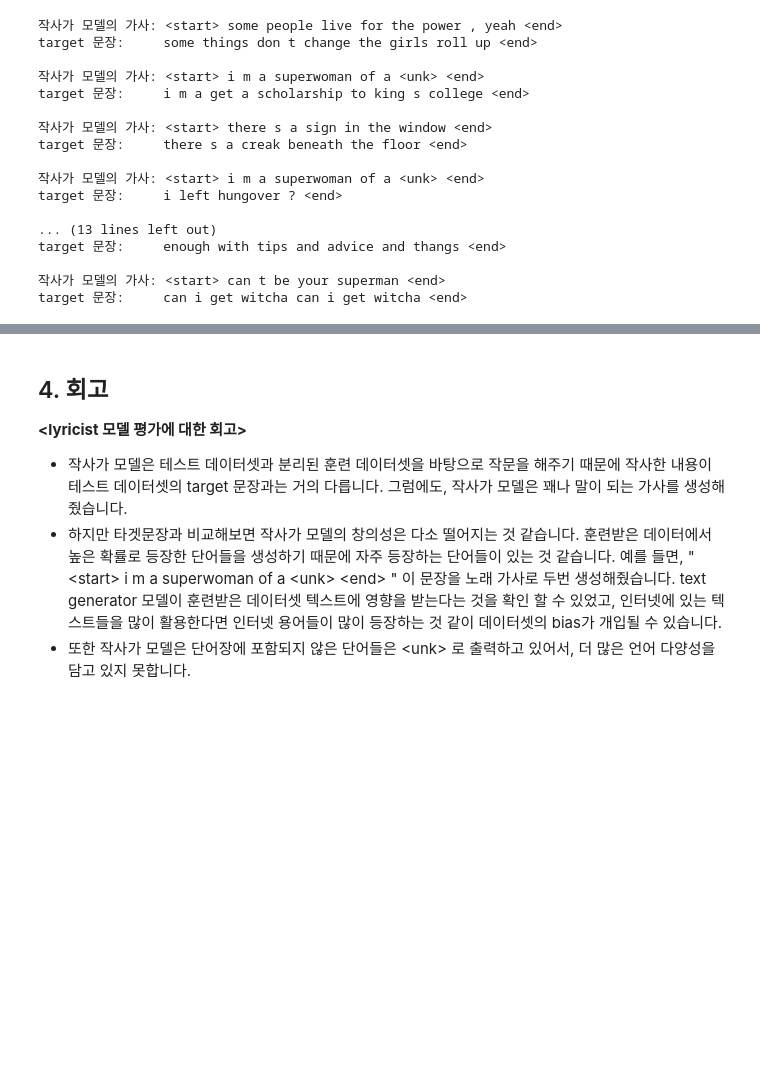
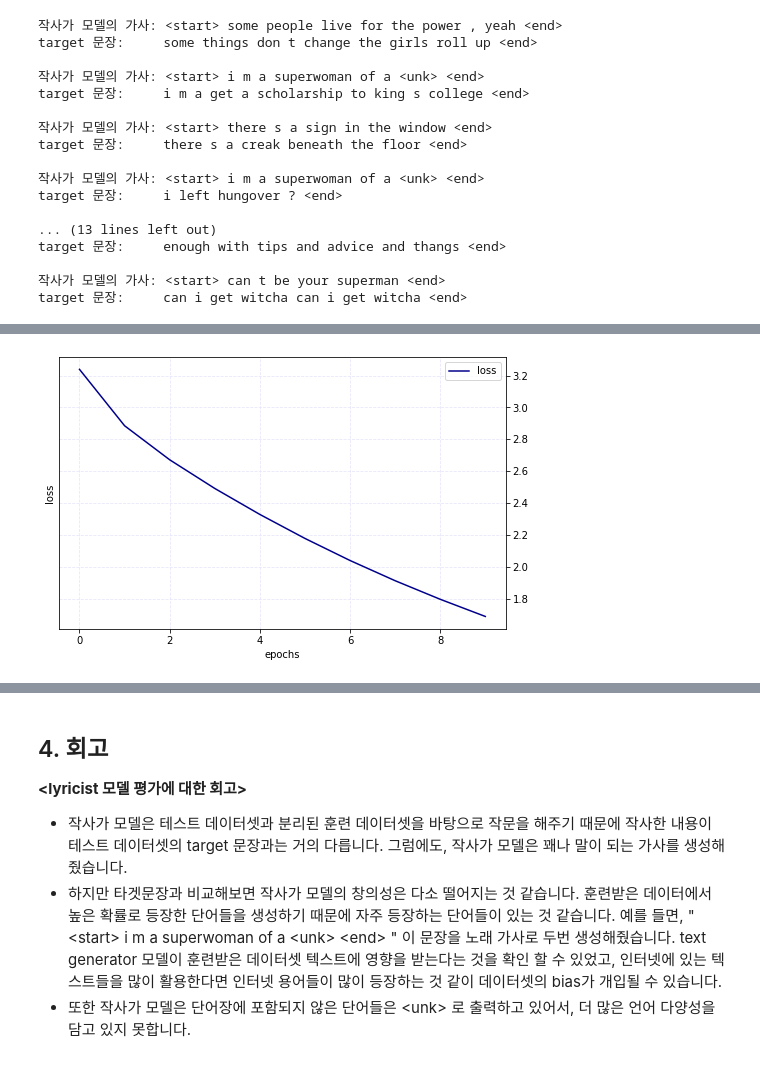
Before and after one commit to minji2744/AIFFEL, a Jupyter notebook: E4/E4_Lyricist.ipynb, the cells around one changed output, grey strips where cells are left out. Saved outputs shown, nothing was run; the diff lists cells and outputs as text; code cells hidden in the pictures; blank space fills up the shorter version.

```diff
--- a/E4/E4_Lyricist.ipynb
+++ b/E4/E4_Lyricist.ipynb
@@ -492,0 +495,5 @@ target 문장:     can i get witcha can i get witcha <end>
+# %%
+# 모델 성능 개선을 위한 1차 방법: train, validation set로 나누었던 것을 train+validation = train set으로 활용해보겠습니다.
+enc_train = np.concatenate((enc_train, enc_val), axis=0)
+# %%
+dec_train=np.concatenate((dec_train, dec_val), axis = 0)
@@ -492,0 +529,7 @@ target 문장:     can i get witcha can i get witcha <end>
+# %%
+loss = tf.keras.losses.SparseCategoricalCrossentropy(
+    from_logits=True, reduction='none')
+
+lyricist_2 = TextGenerator(tokenizer.num_words + 1, embedding_size , hidden_size)
+lyricist_2.compile(loss=loss, optimizer=optimizer, metrics=['accuracy'])
+hist_2 = lyricist_2.fit(enc_train, dec_train, epochs=10, batch_size=256)
@@ -492,0 +578,21 @@ target 문장:     can i get witcha can i get witcha <end>
+# %%
+import matplotlib.pyplot as plt
+epochs = 10
+loss = hist.history['loss']
+
+fig = plt.figure(figsize=(8,5))
+
+ax_loss = fig.add_subplot(111)
+ax_loss.plot(range(epochs), loss, label='loss', color='darkblue')
+plt.xlabel('epochs')
+plt.ylabel('loss')
+ax_loss.yaxis.tick_right()
+ax_loss.grid(linestyle='--', color='lavender')
+
+plt.legend()
+plt.show()
+
+evaluation = lyricist_2.evaluate(enc_test, dec_test)
+print('(테스트 데이터셋 평가)', f'\nloss : {evaluation[0]}, accuracy : {evaluation[1]*100:.6} %')
+# %% [output]
+[figure, added]
```
Also changed, not shown: parts of 9 cells of this notebook.
